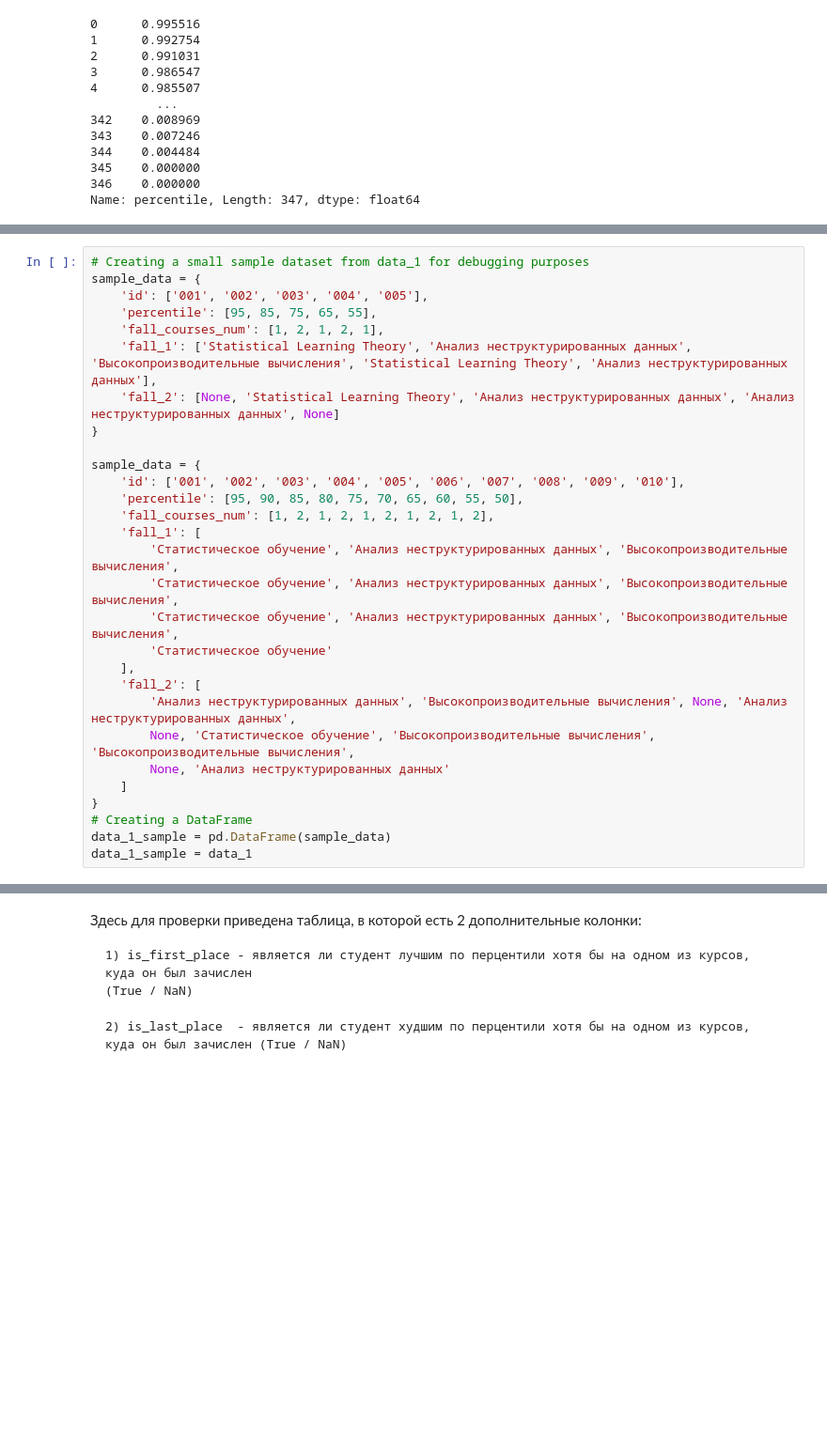
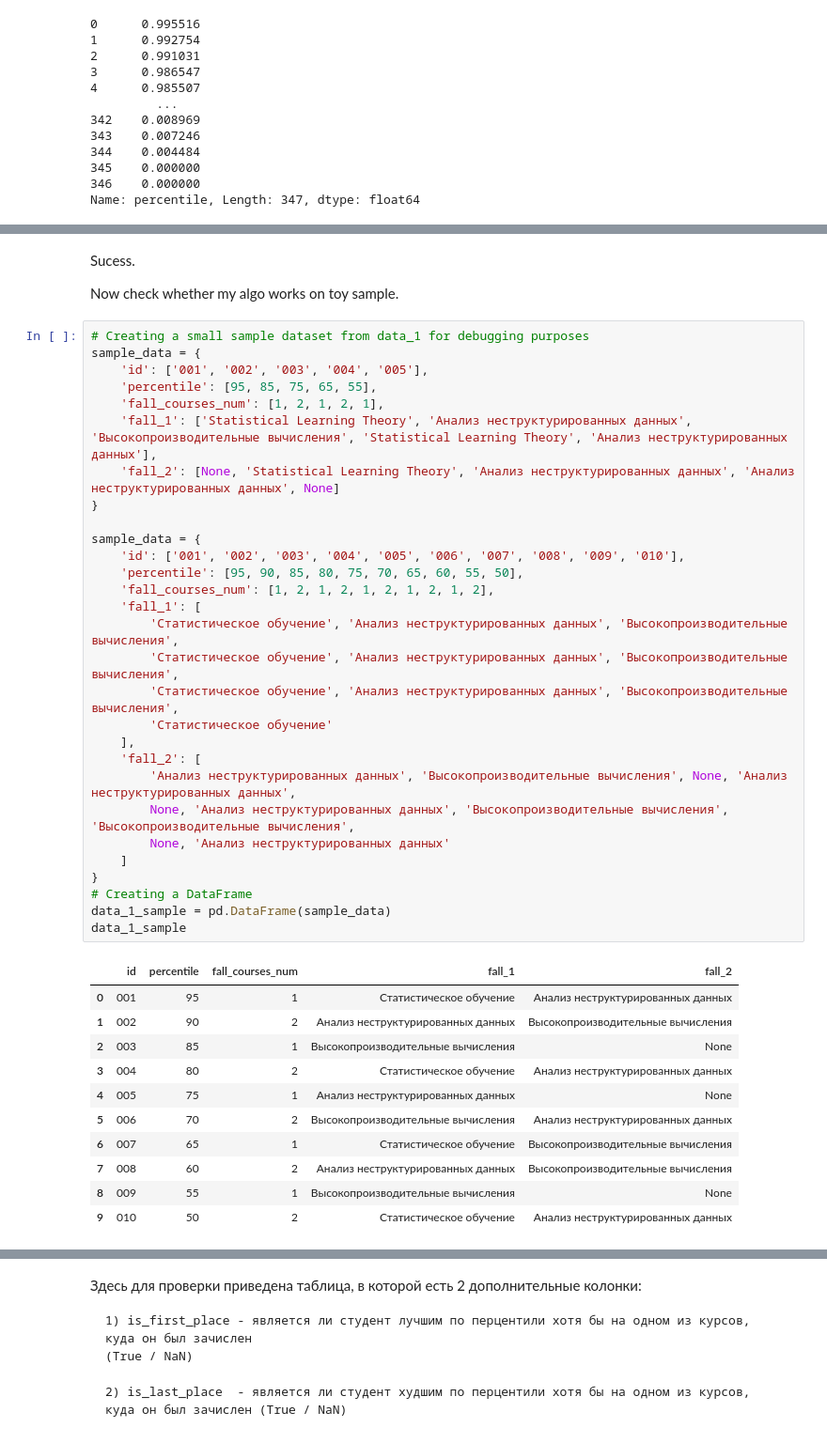
Before and after one commit to Nick-Pupkin/NES, a Jupyter notebook: ML_1_Nick_Popov.ipynb, the cells around one changed output, grey strips where cells are left out. Shown at 94% size. Saved outputs shown, nothing was run; the diff lists cells and outputs as text; blank space fills up the shorter version.

```diff
--- a/ML_1_Nick_Popov.ipynb
+++ b/ML_1_Nick_Popov.ipynb
@@ -818,30 +890,46 @@ Name: count, dtype: int64
+# %% [markdown]
+Sucess.
+
+Now check whether my algo works on toy sample.
 # %%
 # Creating a small sample dataset from data_1 for debugging purposes
 sample_data = {
     'id': ['001', '002', '003', '004', '005'],
     'percentile': [95, 85, 75, 65, 55],
     'fall_courses_num': [1, 2, 1, 2, 1],
     'fall_1': ['Statistical Learning Theory', 'Анализ неструктурированных данных', 'Высокопроизводительные вычисления', 'Statistical Learning Theory', 'Анализ неструктурированных данных'],
     'fall_2': [None, 'Statistical Learning Theory', 'Анализ неструктурированных данных', 'Анализ неструктурированных данных', None]
 }
 
 sample_data = {
     'id': ['001', '002', '003', '004', '005', '006', '007', '008', '009', '010'],
     'percentile': [95, 90, 85, 80, 75, 70, 65, 60, 55, 50],
     'fall_courses_num': [1, 2, 1, 2, 1, 2, 1, 2, 1, 2],
     'fall_1': [
         'Статистическое обучение', 'Анализ неструктурированных данных', 'Высокопроизводительные вычисления',
         'Статистическое обучение', 'Анализ неструктурированных данных', 'Высокопроизводительные вычисления',
         'Статистическое обучение', 'Анализ неструктурированных данных', 'Высокопроизводительные вычисления',
         'Статистическое обучение'
     ],
     'fall_2': [
         'Анализ неструктурированных данных', 'Высокопроизводительные вычисления', None, 'Анализ неструктурированных данных',
-        None, 'Статистическое обучение', 'Высокопроизводительные вычисления', 'Высокопроизводительные вычисления',
+        None, 'Анализ неструктурированных данных', 'Высокопроизводительные вычисления', 'Высокопроизводительные вычисления',
         None, 'Анализ неструктурированных данных'
     ]
 }
 # Creating a DataFrame
 data_1_sample = pd.DataFrame(sample_data)
-data_1_sample = data_1
+data_1_sample
+# %% [output]
+|  | id | percentile | fall_courses_num | fall_1 | fall_2 |
+| 0 | 001 | 95 | 1 | Статистическое обучение | Анализ неструктурированных данных |
+| 1 | 002 | 90 | 2 | Анализ неструктурированных данных | Высокопроизводительные вычисления |
+| 2 | 003 | 85 | 1 | Высокопроизводительные вычисления | None |
+| 3 | 004 | 80 | 2 | Статистическое обучение | Анализ неструктурированных данных |
+| 4 | 005 | 75 | 1 | Анализ неструктурированных данных | None |
+| 5 | 006 | 70 | 2 | Высокопроизводительные вычисления | Анализ неструктурированных данных |
+| 6 | 007 | 65 | 1 | Статистическое обучение | Высокопроизводительные вычисления |
+| 7 | 008 | 60 | 2 | Анализ неструктурированных данных | Высокопроизводительные вычисления |
+| 8 | 009 | 55 | 1 | Высокопроизводительные вычисления | None |
+| 9 | 010 | 50 | 2 | Статистическое обучение | Анализ неструктурированных данных |
 # %%
```
Also changed, not shown: parts of 29 cells of this notebook.
